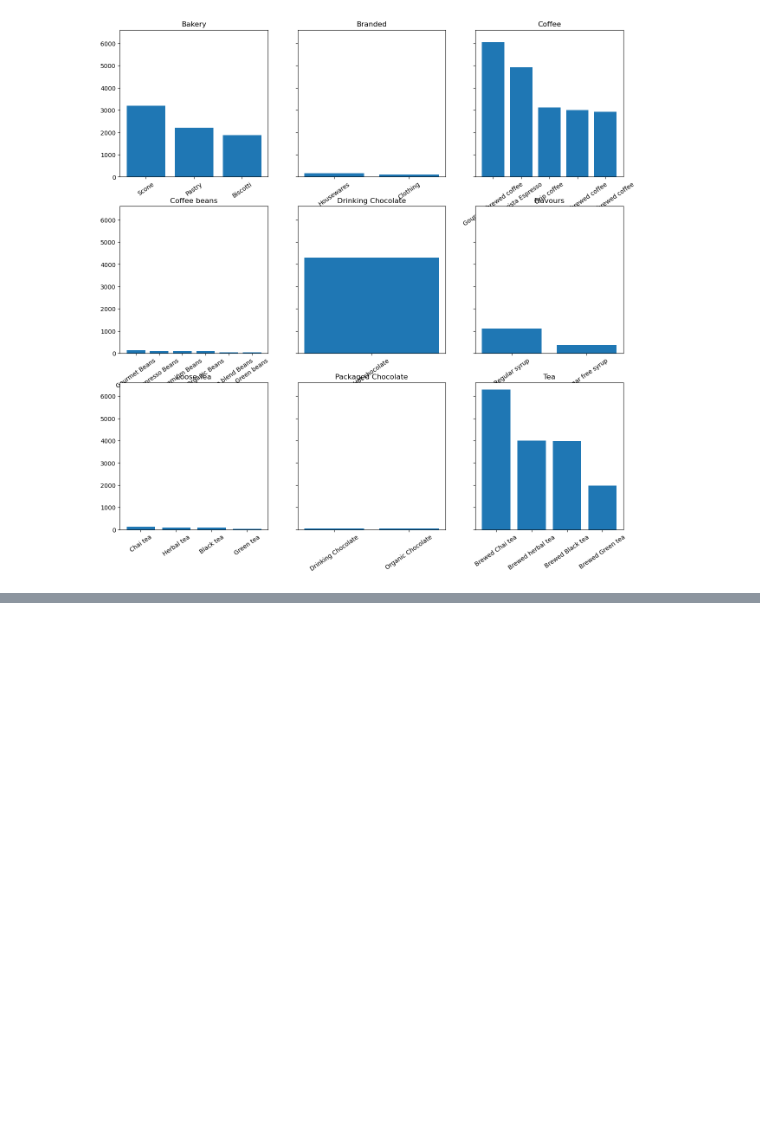
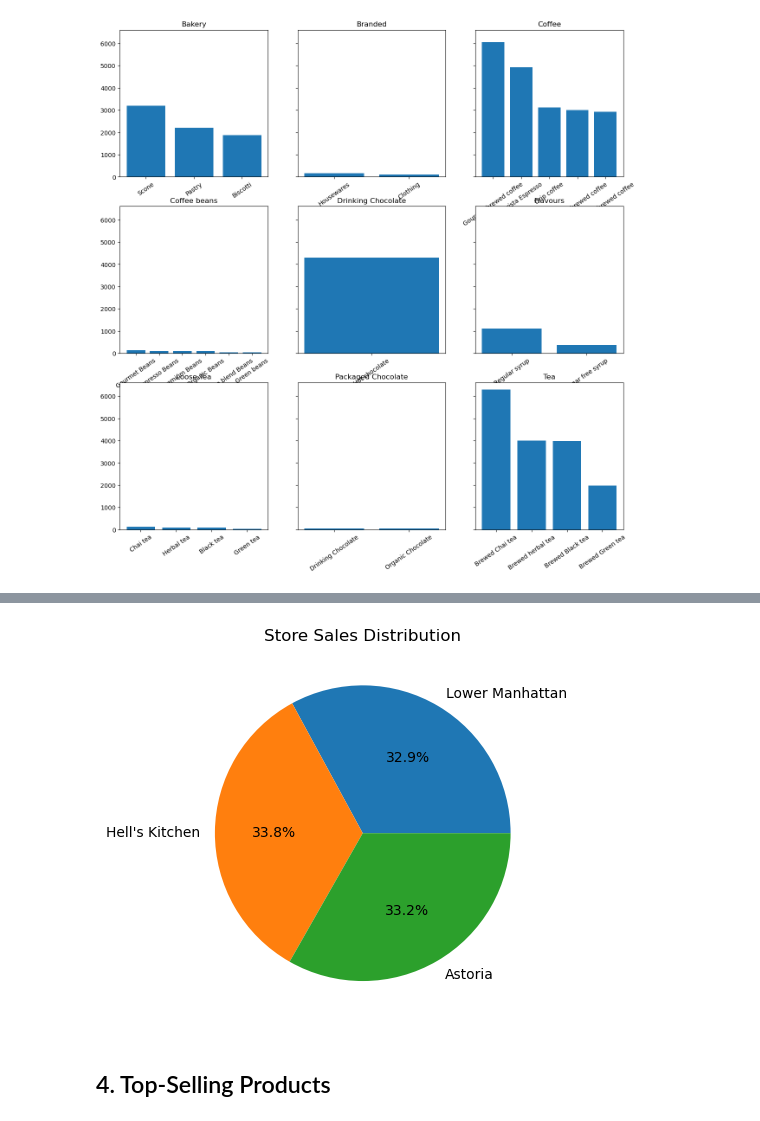
Before and after one commit to Priyanshu501/BrewedIQ, a Jupyter notebook: analysis.ipynb, the cells around one changed output, grey strips where cells are left out. Cells and saved outputs as stored; diff of their text form; code cells hidden in the pictures; blank space fills up the shorter version.

```diff
--- a/analysis.ipynb
+++ b/analysis.ipynb
@@ -612,0 +711,12 @@ Name: count, dtype: int64
+# %%
+plt.pie(
+    [lm_sales.sum(), hk_sales.sum(), astoria_sales.sum()],
+    labels=['Lower Manhattan', 'Hell\'s Kitchen', 'Astoria'],
+    autopct='%1.1f%%'
+)
+plt.title('Store Sales Distribution')
+plt.show()
+# %% [output]
+[figure, added]
+# %% [markdown]
+## 4. Top-Selling Products
```
Also changed, not shown: parts of 8 cells of this notebook.
